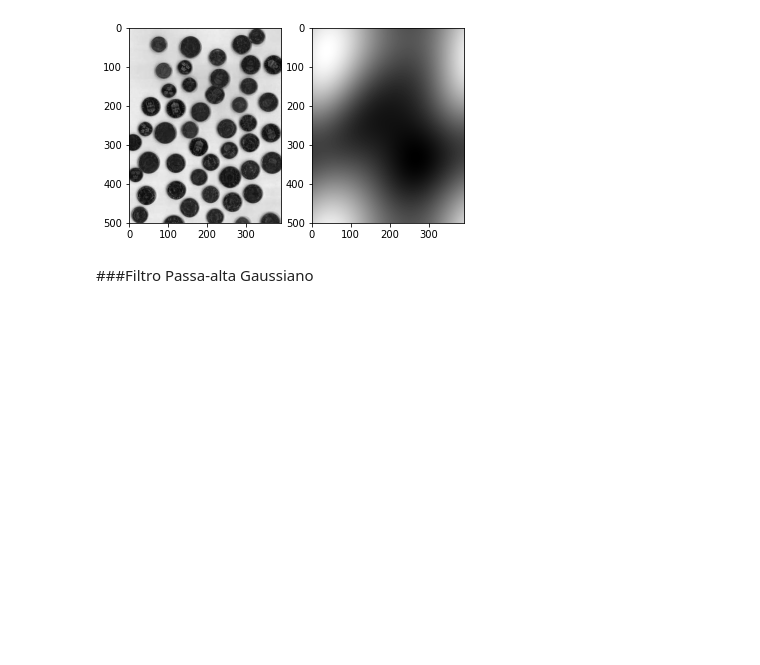
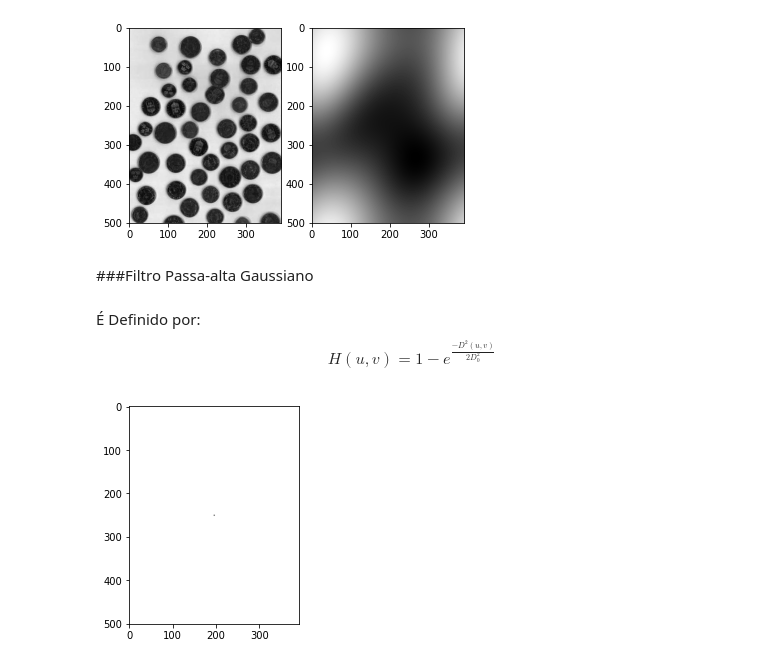
Before and after one commit to Jose-Bruno/ProcessamentoDigitalDeImagens, a Jupyter notebook: José_Bruno_da_Silva_Santos_PDI.ipynb, the cells around one changed output. Saved outputs shown, nothing was run; the diff lists cells and outputs as text; code cells hidden in the pictures; blank space fills up the shorter version.

```diff
--- a/José_Bruno_da_Silva_Santos_PDI.ipynb
+++ b/José_Bruno_da_Silva_Santos_PDI.ipynb
@@ -168,3 +167,24 @@ aux2.imshow(np.abs(passa_baixa_gaussiano_inverso), cmap="gray")
 [figure]
 # %% [markdown]
 ###Filtro Passa-alta Gaussiano
+# %% [markdown]
+É Definido por:
+$$
+H(u,v) = 1 - e^{\frac{-D^2(u,v)}{2D_0^2}}
+$$
+# %%
+def filtro_passa_alta_gaussiano(D_0, image_shape, n):
+    e = 2.7182
+    base = np.zeros(image_shape[:2])
+    rows, cols = image_shape[:2]
+    center = (rows / 2, cols / 2)
+    for x in range(cols):
+        for y in range(rows):
+            base[y, x] = 1 - e ** - (distancia_euclidiana((y, x), center)) ** 2 / (2 * D_0 ** 2)
+    return base
+
+img_passa_alta_gaussiano = filtro_passa_alta_gaussiano(50, img.shape, 3)
+plt.imshow(np.abs(img_passa_alta_gaussiano), "gray")
+plt.show()
+# %% [output]
+[figure, added]
```
Also changed, not shown: parts of 8 cells of this notebook.
